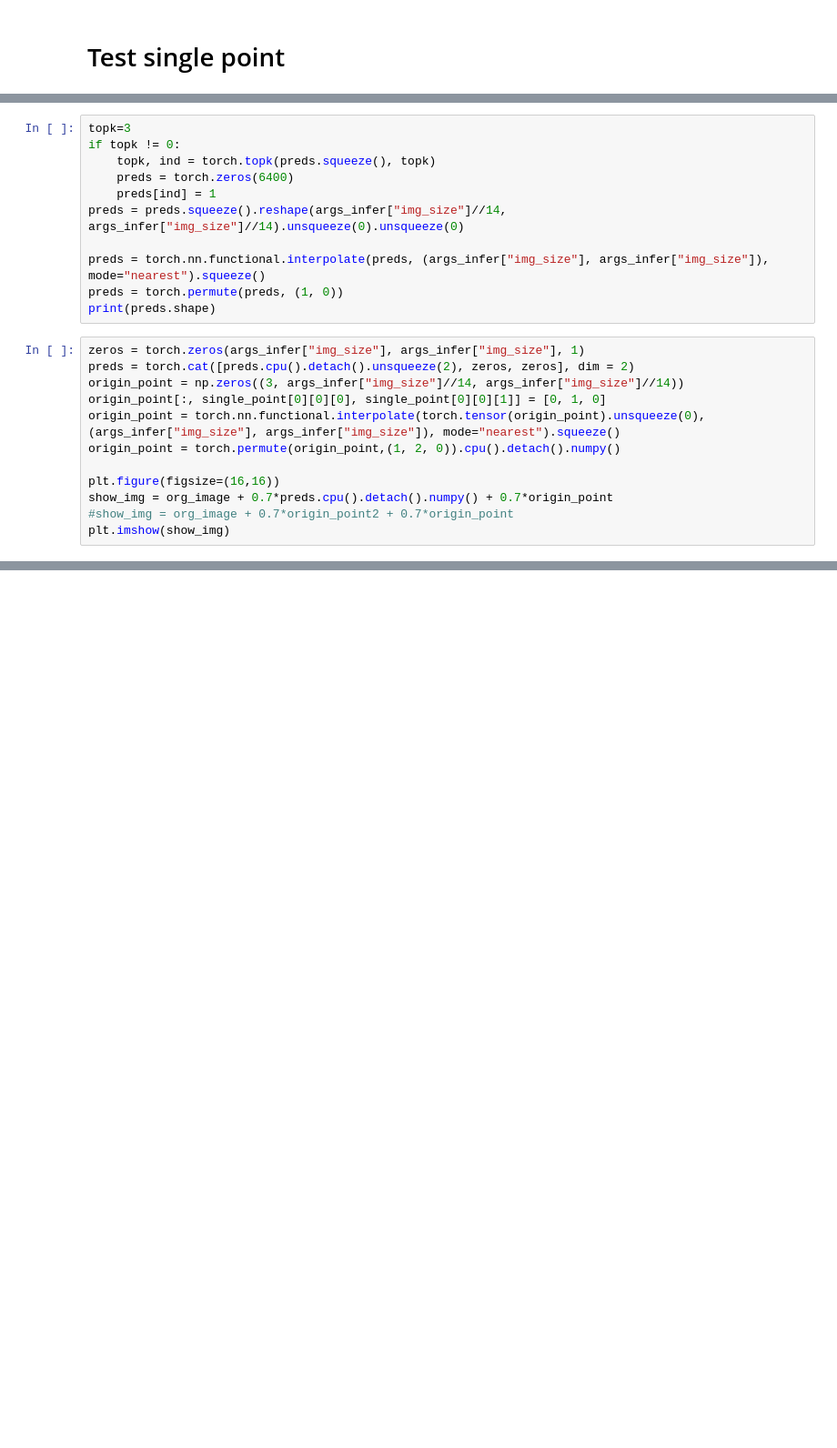
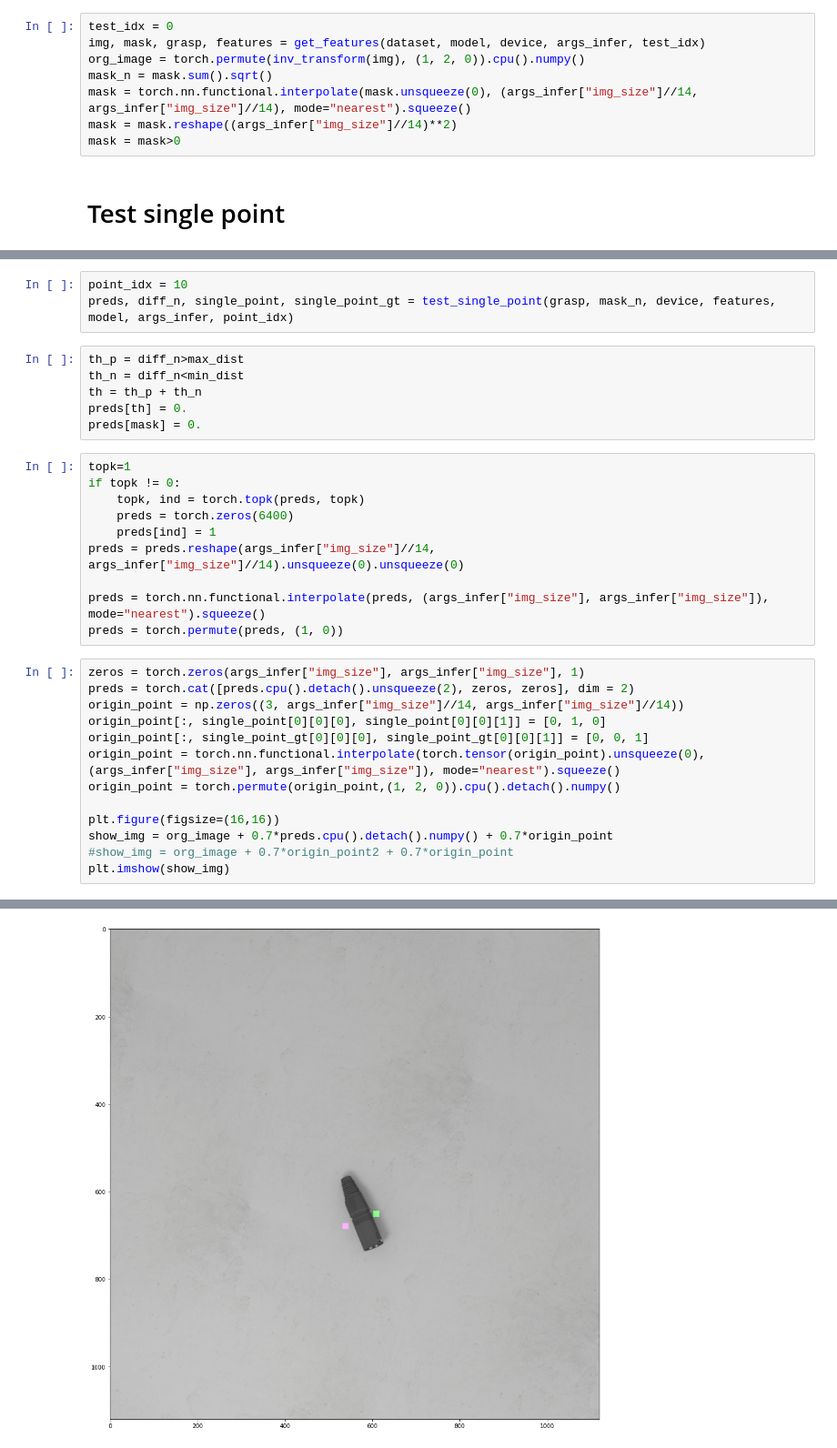
Before and after one commit to Cedric-Perauer/ZeroShot-Grasping, a Jupyter notebook: MLP-approach/infer_bce.ipynb, the cells around one changed output, grey strips where cells are left out. Shown at 91% size. Saved outputs shown, nothing was run; the diff lists cells and outputs as text; blank space fills up the shorter version.

Commit message:
relative distance instead of orientation, better inference

```diff
--- a/MLP-approach/infer_bce.ipynb
+++ b/MLP-approach/infer_bce.ipynb
@@ -81,2 +42,10 @@ tensor(0., device='cuda:0')
+# %%
+test_idx = 0
+img, mask, grasp, features = get_features(dataset, model, device, args_infer, test_idx)
+org_image = torch.permute(inv_transform(img), (1, 2, 0)).cpu().numpy()
+mask_n = mask.sum().sqrt()
+mask = torch.nn.functional.interpolate(mask.unsqueeze(0), (args_infer["img_size"]//14, args_infer["img_size"]//14), mode="nearest").squeeze()
+mask = mask.reshape((args_infer["img_size"]//14)**2)
+mask = mask>0
 # %% [markdown]
 # Test single point
@@ -117,19 +52,28 @@ with torch.no_grad():
+# %%
+point_idx = 10
+preds, diff_n, single_point, single_point_gt = test_single_point(grasp, mask_n, device, features, model, args_infer, point_idx)
+# %%
+th_p = diff_n>max_dist
+th_n = diff_n<min_dist
+th = th_p + th_n
+preds[th] = 0.
+preds[mask] = 0.
 # %%
-topk=3
+topk=1
 if topk != 0:
-    topk, ind = torch.topk(preds.squeeze(), topk)
+    topk, ind = torch.topk(preds, topk)
     preds = torch.zeros(6400)
     preds[ind] = 1
-preds = preds.squeeze().reshape(args_infer["img_size"]//14, args_infer["img_size"]//14).unsqueeze(0).unsqueeze(0)
+preds = preds.reshape(args_infer["img_size"]//14, args_infer["img_size"]//14).unsqueeze(0).unsqueeze(0)
 
 preds = torch.nn.functional.interpolate(preds, (args_infer["img_size"], args_infer["img_size"]), mode="nearest").squeeze()
 preds = torch.permute(preds, (1, 0))
-print(preds.shape)
 # %%
 zeros = torch.zeros(args_infer["img_size"], args_infer["img_size"], 1)
 preds = torch.cat([preds.cpu().detach().unsqueeze(2), zeros, zeros], dim = 2)
 origin_point = np.zeros((3, args_infer["img_size"]//14, args_infer["img_size"]//14))
 origin_point[:, single_point[0][0][0], single_point[0][0][1]] = [0, 1, 0]
+origin_point[:, single_point_gt[0][0][0], single_point_gt[0][0][1]] = [0, 0, 1]
 origin_point = torch.nn.functional.interpolate(torch.tensor(origin_point).unsqueeze(0), (args_infer["img_size"], args_infer["img_size"]), mode="nearest").squeeze()
 origin_point = torch.permute(origin_point,(1, 2, 0)).cpu().detach().numpy()
 
@@ -137,3 +81,4 @@ plt.figure(figsize=(16,16))
 show_img = org_image + 0.7*preds.cpu().detach().numpy() + 0.7*origin_point
 #show_img = org_image + 0.7*origin_point2 + 0.7*origin_point
 plt.imshow(show_img)
+# %% [output]
@@ -139,0 +87 @@ plt.imshow(show_img)
+[figure, added]
```
Also changed, not shown: parts of 11 cells of this notebook, 7 other files.
